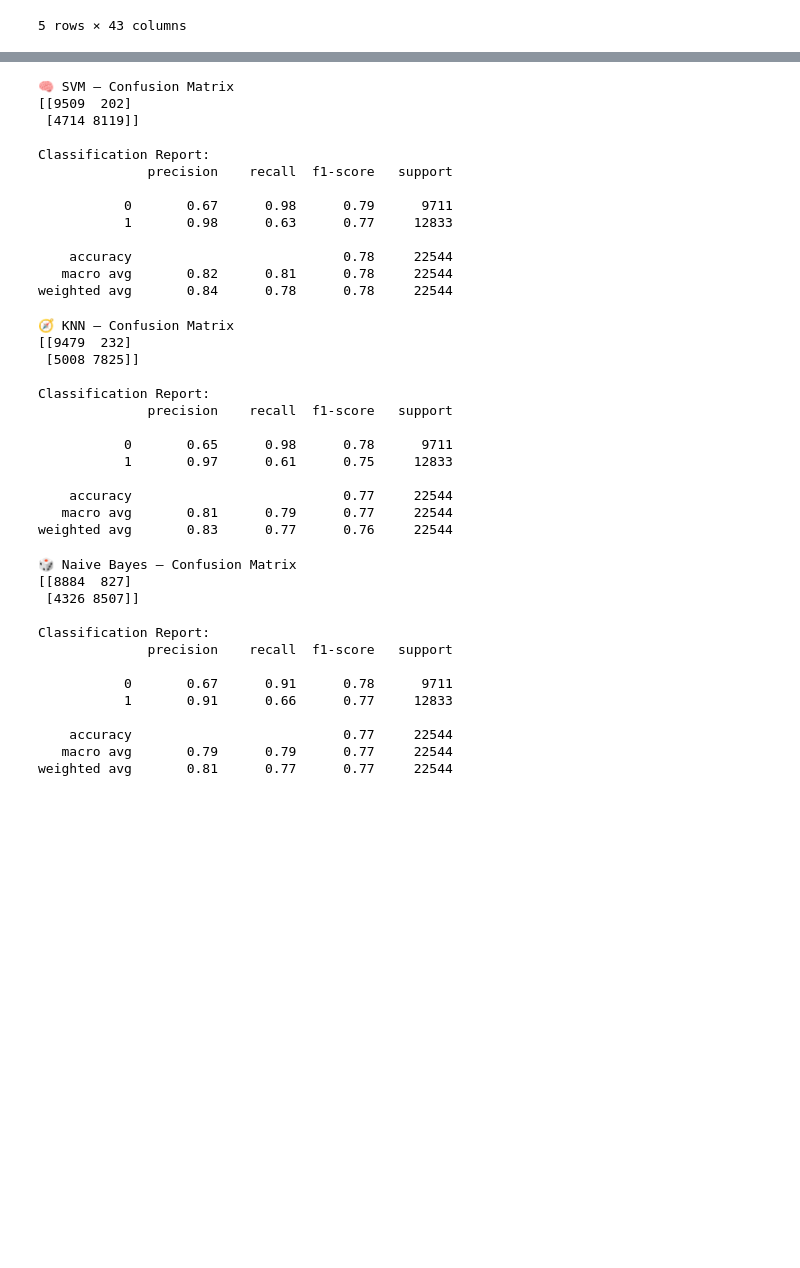
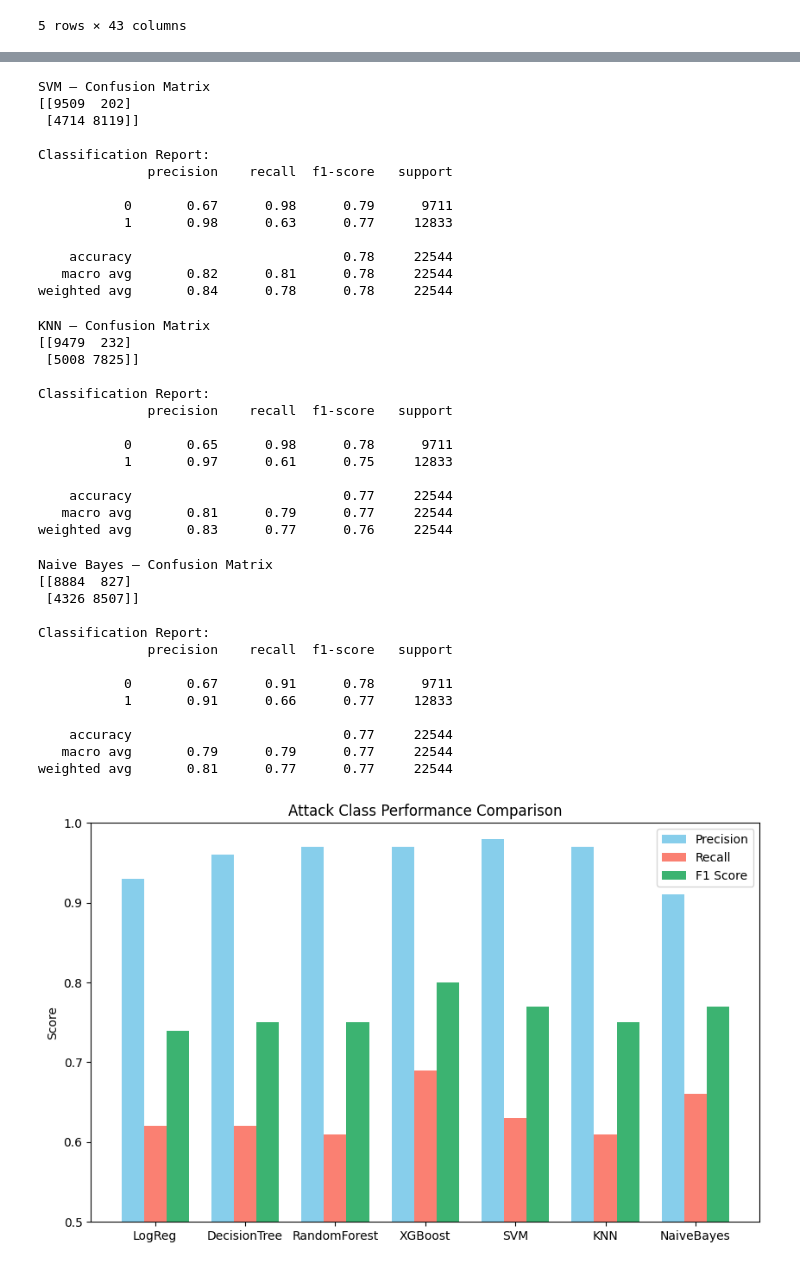
Before and after one commit to Revan895/Neural-Network-IDS, a Jupyter notebook: Neural Network-Based IDS.ipynb, the cells around one changed output, grey strips where cells are left out. Drawn from its saved outputs; the diff is of its cells as text; code cells hidden in the pictures; blank space fills up the shorter version.

Commit message:
Plotting the machine learning models against each other

```diff
--- a/Neural Network-Based IDS.ipynb
+++ b/Neural Network-Based IDS.ipynb
@@ -190,13 +183,13 @@ svm_model = SVC(kernel='rbf', C=1, gamma='scale')
 svm_model.fit(X_train_scaled, y_train)
 y_pred_svm = svm_model.predict(X_test_scaled)
 
-print("🧠 SVM — Confusion Matrix")
+print("SVM — Confusion Matrix")
 print(confusion_matrix(y_test, y_pred_svm))
 
 print("\nClassification Report:")
 print(classification_report(y_test, y_pred_svm))
 # %% [output]
-🧠 SVM — Confusion Matrix
+SVM — Confusion Matrix
 [[9509  202]
  [4714 8119]]
 
@@ -215,13 +208,13 @@ knn_model = KNeighborsClassifier(n_neighbors=5)
 knn_model.fit(X_train_scaled, y_train)
 y_pred_knn = knn_model.predict(X_test_scaled)
 
-print("🧭 KNN — Confusion Matrix")
+print("KNN — Confusion Matrix")
 print(confusion_matrix(y_test, y_pred_knn))
 
 print("\nClassification Report:")
 print(classification_report(y_test, y_pred_knn))
 # %% [output]
-🧭 KNN — Confusion Matrix
+KNN — Confusion Matrix
 [[9479  232]
  [5008 7825]]
 
@@ -240,13 +233,13 @@ nb_model = GaussianNB()
 nb_model.fit(X_train_scaled, y_train)
 y_pred_nb = nb_model.predict(X_test_scaled)
 
-print("🎲 Naive Bayes — Confusion Matrix")
+print("Naive Bayes — Confusion Matrix")
 print(confusion_matrix(y_test, y_pred_nb))
 
 print("\nClassification Report:")
 print(classification_report(y_test, y_pred_nb))
 # %% [output]
-🎲 Naive Bayes — Confusion Matrix
+Naive Bayes — Confusion Matrix
 [[8884  827]
  [4326 8507]]
 
@@ -259,6 +252,31 @@ Classification Report:
     accuracy                           0.77     22544
    macro avg       0.79      0.79      0.77     22544
 weighted avg       0.81      0.77      0.77     22544
+# %%
+import matplotlib.pyplot as plt
+import numpy as np
+
+models = ['LogReg', 'DecisionTree', 'RandomForest', 'XGBoost', 'SVM', 'KNN', 'NaiveBayes']
+precision = [0.93, 0.96, 0.97, 0.97, 0.98, 0.97, 0.91]
+recall    = [0.62, 0.62, 0.61, 0.69, 0.63, 0.61, 0.66]
+f1_score  = [0.74, 0.75, 0.75, 0.80, 0.77, 0.75, 0.77]
+
+x = np.arange(len(models))
+width = 0.25
+
+plt.figure(figsize=(10,6))
+plt.bar(x - width, precision, width, label='Precision', color='skyblue')
+plt.bar(x, recall, width, label='Recall', color='salmon')
+plt.bar(x + width, f1_score, width, label='F1 Score', color='mediumseagreen')
+
+plt.xticks(x, models)
+plt.ylabel('Score')
+plt.title('Attack Class Performance Comparison')
+plt.legend()
+plt.ylim(0.5, 1)
+plt.show()
+# %% [output]
+[figure, added]
 # %%
 from keras import regularizers
 from keras.layers import Input
```
Also changed, not shown: parts of 11 cells of this notebook.
